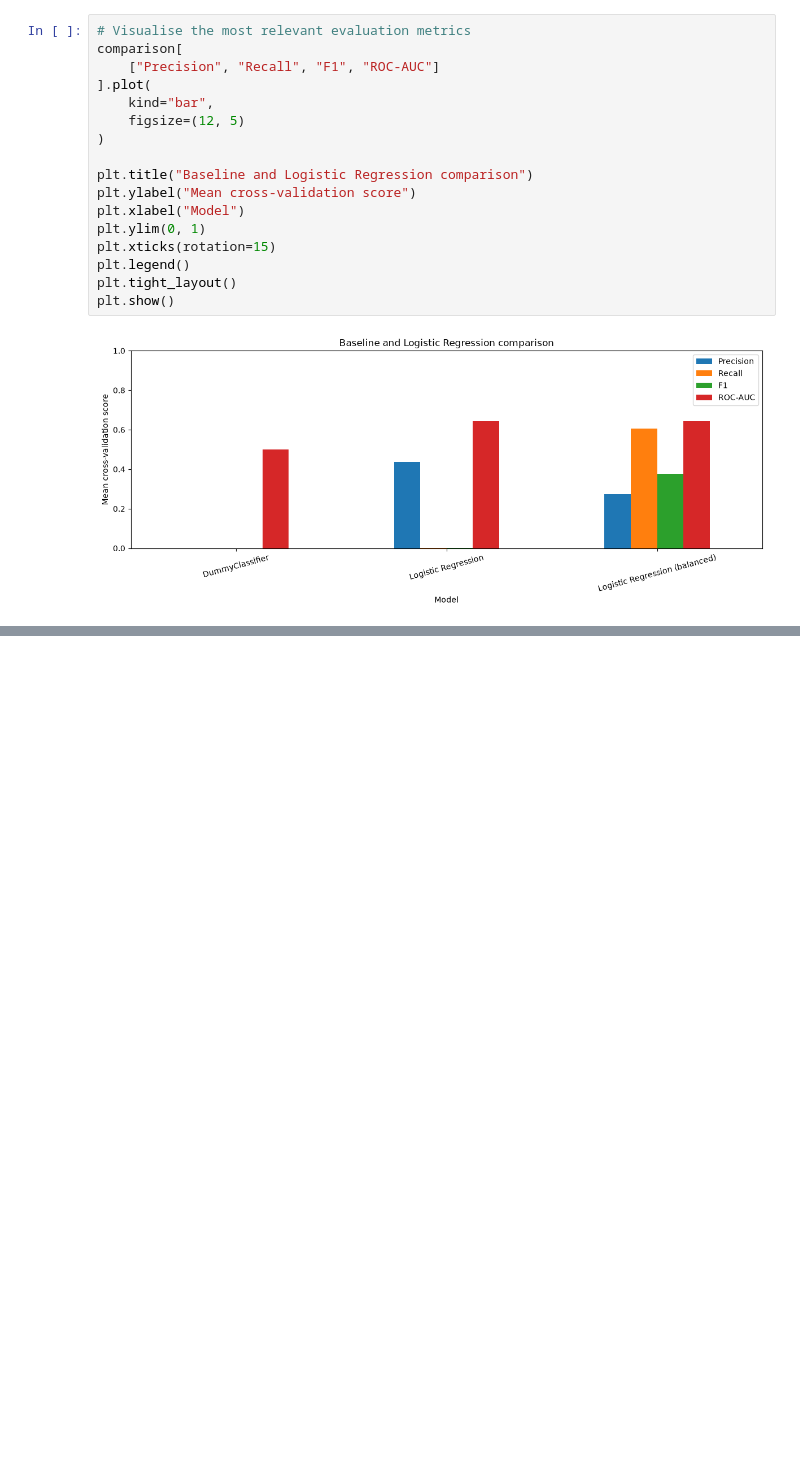
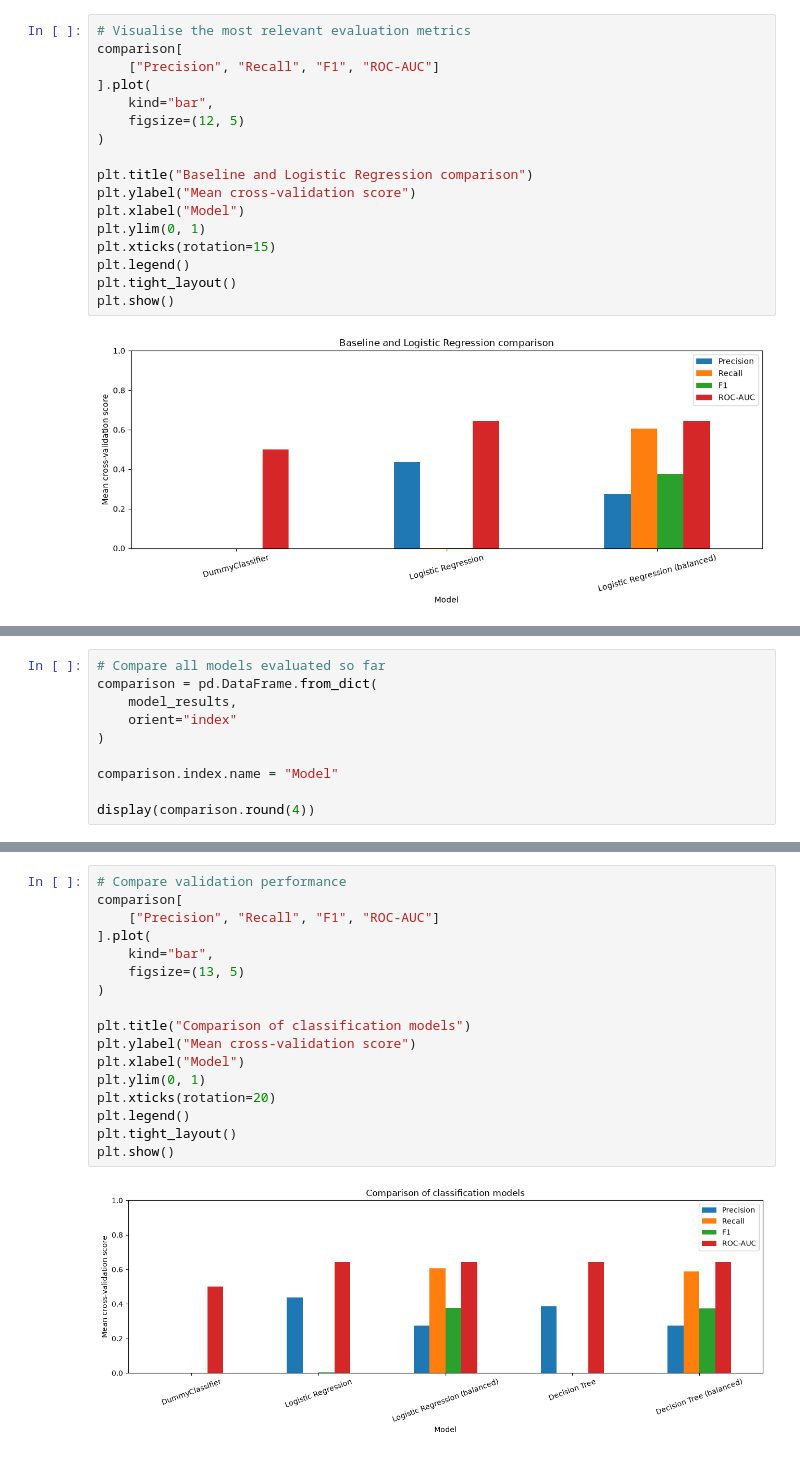
Before and after one commit to Malou100701/MachineLearning2026, a Jupyter notebook: flight_delay_analysis_starter.ipynb, the cells around one changed output, grey strips where cells are left out. Drawn from its saved outputs; the diff is of its cells as text; blank space fills up the shorter version.

```diff
--- a/flight_delay_analysis_starter.ipynb
+++ b/flight_delay_analysis_starter.ipynb
@@ -1370,0 +1459,10 @@ plt.show()
+# %%
+# Compare all models evaluated so far
+comparison = pd.DataFrame.from_dict(
+    model_results,
+    orient="index"
+)
+
+comparison.index.name = "Model"
+
+display(comparison.round(4))
@@ -1370,0 +1477,19 @@ plt.show()
+# %%
+# Compare validation performance
+comparison[
+    ["Precision", "Recall", "F1", "ROC-AUC"]
+].plot(
+    kind="bar",
+    figsize=(13, 5)
+)
+
+plt.title("Comparison of classification models")
+plt.ylabel("Mean cross-validation score")
+plt.xlabel("Model")
+plt.ylim(0, 1)
+plt.xticks(rotation=20)
+plt.legend()
+plt.tight_layout()
+plt.show()
+# %% [output]
+[figure, added]
```
Also changed, not shown: parts of 10 cells of this notebook.
